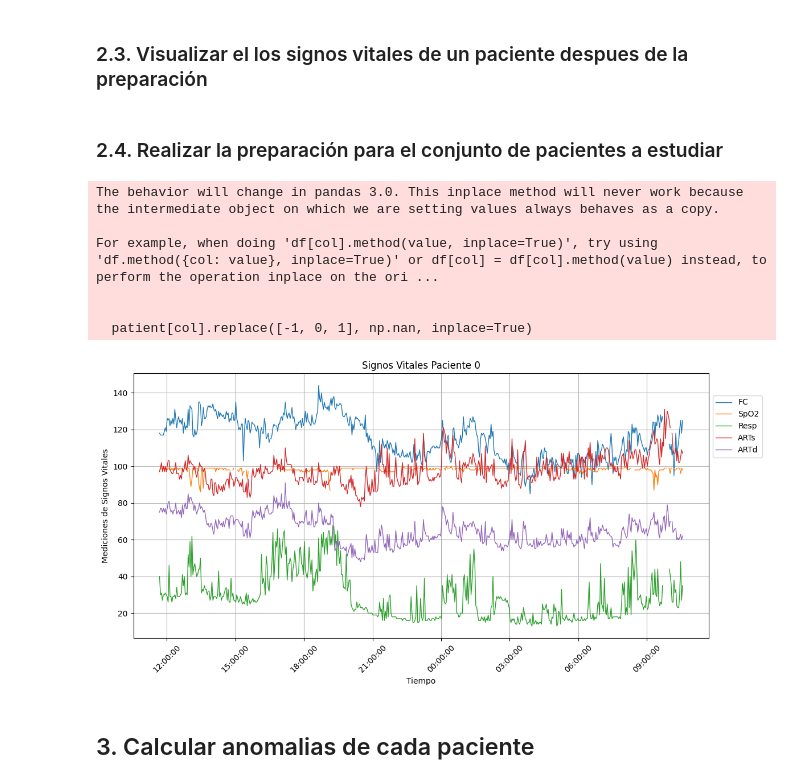
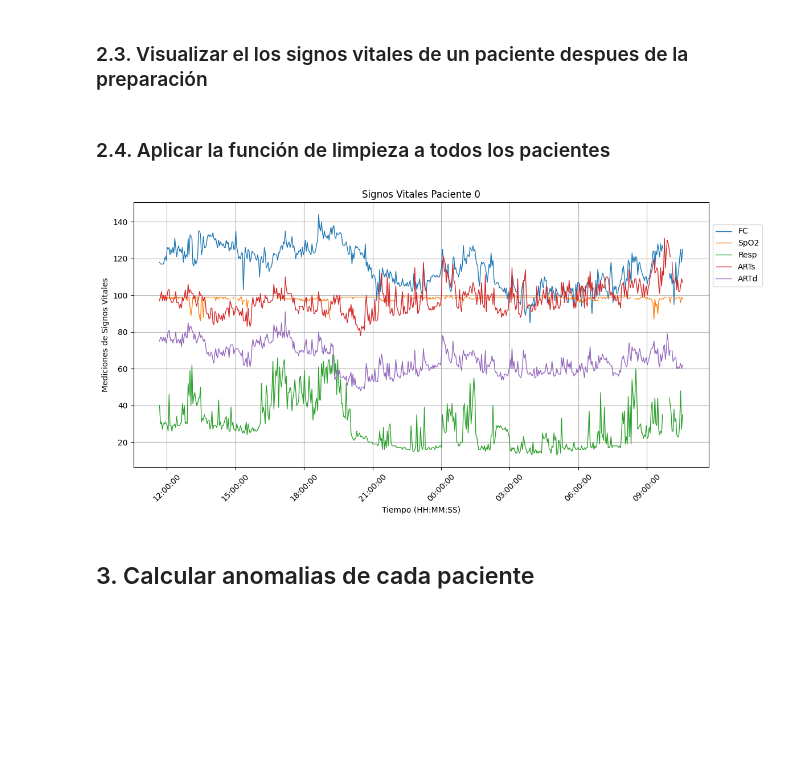
Before and after one commit to Daniel27110/htm-patient-monitoring, a Jupyter notebook: desarollo_modelo.ipynb, the cells around one changed output. Saved outputs shown, nothing was run; the diff lists cells and outputs as text; code cells hidden in the pictures; blank space fills up the shorter version.

```diff
--- a/desarollo_modelo.ipynb
+++ b/desarollo_modelo.ipynb
@@ -55,3 +52,26 @@ paciente5 = pd.read_csv('patient_data/Paciente5.txt', sep='\t', skiprows=13, enc
+# %%
+studied_patients = []
+studied_patients_ages = []
+studied_patients_conditions = []
+
+patient_dir = 'patient_data'
+
+# Load patient data with the file name patient_<age>_<condition>.txt
+for file_name in os.listdir(patient_dir):
+
+        # Read each file
+        file_path = os.path.join(patient_dir, file_name)
+        data = pd.read_csv(file_path, sep='\t', skiprows=13, encoding='latin1')
+
+        # Extract age and condition from the file name
+        file_name_parts = file_name.split('_')
+        age = int(file_name_parts[1])
+        condition = file_name_parts[2].split('.')[0]
+
+        # Add the data to the lists
+        studied_patients.append(data)
+        studied_patients_ages.append(age)
+        studied_patients_conditions.append(condition)
 # %% [markdown]
 ## 2. Limpieza y Preparación de Datos
 # %% [markdown]
@@ -67,7 +87,7 @@ studied_vital_signs = ['FC', 'SpO2', 'Resp', 'ARTs', 'ARTd']
 # %%
 def prepare_patient_data(patient):
 
-    # Convert 'Timestamp' column (assuming it's in 'YYYY/MM/DD HH:MM:SS' format) to datetime
+    # Convert 'Timestamp' column to datetime
     patient['Time'] = pd.to_datetime(patient['Time'], format="%Y/%m/%d %H:%M:%S")
 
     # Convert available columns to numeric, setting errors='coerce' to handle '---'
@@ -78,7 +98,7 @@ def prepare_patient_data(patient):
             patient[col] = pd.to_numeric(patient[col], errors='coerce')
 
             # Replace [-1, 0, 1] values with NaN ([-1, 0, 1] are known error readings)
-            patient[col].replace([-1, 0, 1], np.nan, inplace=True)
+            patient[col] = patient[col].replace([-1, 0, 1], np.nan)
 
     # Drop any empty columns
     patient.dropna(how='all', axis=1, inplace=True)
@@ -96,7 +116,7 @@ def prepare_patient_data(patient):
 # %%
 def visualize_patient_data(patient, patient_id):
 
-    patient = patient.sort_index()  # Sort by index (assumed to be timestamps)
+    patient = patient.sort_index()  # Sort by index (timestamps)
 
     # Plot available variables
     plt.figure(figsize=(14, 6))
@@ -106,7 +126,7 @@ def visualize_patient_data(patient, patient_id):
 
     # Customize the plot
     plt.title(f'Signos Vitales {patient_id}')
-    plt.xlabel('Tiempo')
+    plt.xlabel('Tiempo (HH:MM:SS)')
     plt.ylabel('Mediciones de Signos Vitales')
     plt.xticks(rotation=45)
     plt.gca().xaxis.set_major_formatter(mdates.DateFormatter('%H:%M:%S'))
@@ -117,23 +137,18 @@ def visualize_patient_data(patient, patient_id):
     plt.tight_layout(rect=[0, 0, 0.85, 1])  # Leaves space for legend
     plt.show()
 # %% [markdown]
-### 2.4. Realizar la preparación para el conjunto de pacientes a estudiar
+### 2.4. Aplicar la función de limpieza a todos los pacientes
 # %%
-# List of studied patients
-studied_patients = [paciente5]
+# Apply the preparation and visulize the vital signs for each patient
+for patient_id, patient in enumerate(studied_patients):
 
-# Apply the preparation and visulize the vital signs
-for patient_id, patient in enumerate(studied_patients):
+    # Clean and prepare the data
     prepare_patient_data(patient)
+
+    # Visualize the data
     visualize_patient_data(patient, f'Paciente {patient_id}')
 # %% [output]
-The behavior will change in pandas 3.0. This inplace method will never work because the intermediate object on which we are setting values always behaves as a copy.
-
-For example, when doing 'df[col].method(value, inplace=True)', try using 'df.method({col: value}, inplace=True)' or df[col] = df[col].method(value) instead, to perform the operation inplace on the ori ...
-
-
-  patient[col].replace([-1, 0, 1], np.nan, inplace=True)
-[figure, old version]
+[figure, new version]
 # %% [markdown]
 ## 3. Calcular anomalias de cada paciente
 # %% [markdown]
```
Also changed, not shown: parts of 21 cells of this notebook.
